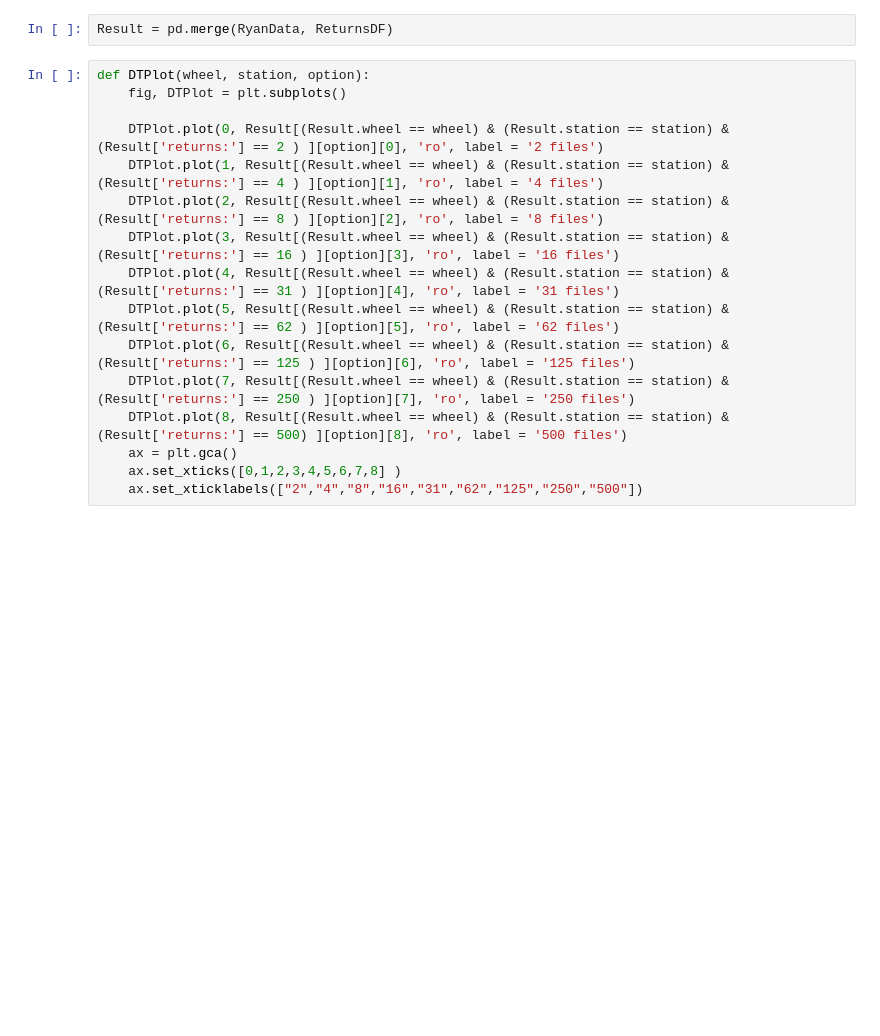
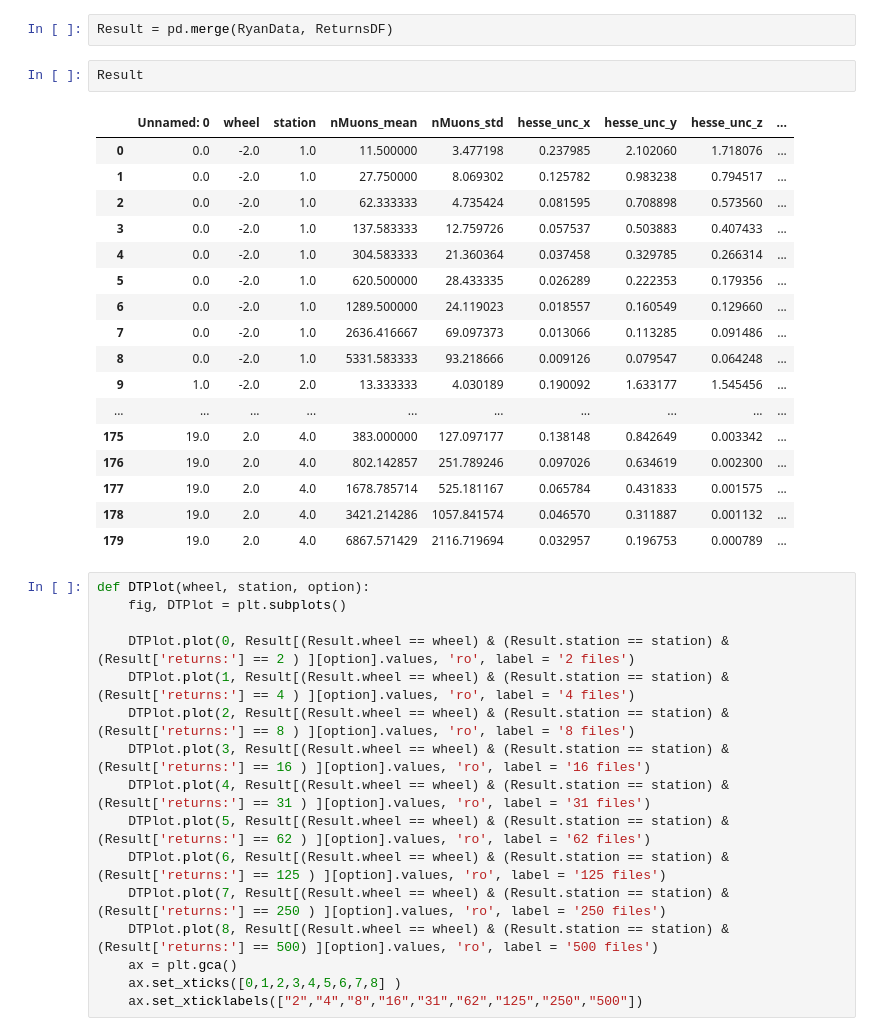
Before and after one commit to rymuelle/cern.cms.uncertainty_study_tools, a Jupyter notebook: dt_uncertainty.ipynb, the cells around one changed output. Saved outputs shown, nothing was run; the diff lists cells and outputs as text; blank space fills up the shorter version.

```diff
--- a/dt_uncertainty.ipynb
+++ b/dt_uncertainty.ipynb
@@ -76,19 +80,39 @@ for i in range(-2, 3):
         ReturnsDF = ReturnsDF.apply(pd.to_numeric)
 # %%
 Result = pd.merge(RyanData, ReturnsDF)
+# %%
+Result
+# %% [output]
+|  | Unnamed: 0 | wheel | station | nMuons_mean | nMuons_std | hesse_unc_x | hesse_unc_y | hesse_unc_z | ... |
+| 0 | 0.0 | -2.0 | 1.0 | 11.500000 | 3.477198 | 0.237985 | 2.102060 | 1.718076 | ... |
+| 1 | 0.0 | -2.0 | 1.0 | 27.750000 | 8.069302 | 0.125782 | 0.983238 | 0.794517 | ... |
+| 2 | 0.0 | -2.0 | 1.0 | 62.333333 | 4.735424 | 0.081595 | 0.708898 | 0.573560 | ... |
+| 3 | 0.0 | -2.0 | 1.0 | 137.583333 | 12.759726 | 0.057537 | 0.503883 | 0.407433 | ... |
+| 4 | 0.0 | -2.0 | 1.0 | 304.583333 | 21.360364 | 0.037458 | 0.329785 | 0.266314 | ... |
+| 5 | 0.0 | -2.0 | 1.0 | 620.500000 | 28.433335 | 0.026289 | 0.222353 | 0.179356 | ... |
+| 6 | 0.0 | -2.0 | 1.0 | 1289.500000 | 24.119023 | 0.018557 | 0.160549 | 0.129660 | ... |
+| 7 | 0.0 | -2.0 | 1.0 | 2636.416667 | 69.097373 | 0.013066 | 0.113285 | 0.091486 | ... |
+| 8 | 0.0 | -2.0 | 1.0 | 5331.583333 | 93.218666 | 0.009126 | 0.079547 | 0.064248 | ... |
+| 9 | 1.0 | -2.0 | 2.0 | 13.333333 | 4.030189 | 0.190092 | 1.633177 | 1.545456 | ... |
+| ... | ... | ... | ... | ... | ... | ... | ... | ... | ... |
+| 175 | 19.0 | 2.0 | 4.0 | 383.000000 | 127.097177 | 0.138148 | 0.842649 | 0.003342 | ... |
+| 176 | 19.0 | 2.0 | 4.0 | 802.142857 | 251.789246 | 0.097026 | 0.634619 | 0.002300 | ... |
+| 177 | 19.0 | 2.0 | 4.0 | 1678.785714 | 525.181167 | 0.065784 | 0.431833 | 0.001575 | ... |
+| 178 | 19.0 | 2.0 | 4.0 | 3421.214286 | 1057.841574 | 0.046570 | 0.311887 | 0.001132 | ... |
+| 179 | 19.0 | 2.0 | 4.0 | 6867.571429 | 2116.719694 | 0.032957 | 0.196753 | 0.000789 | ... |
 # %%
 def DTPlot(wheel, station, option):
     fig, DTPlot = plt.subplots()
 
-    DTPlot.plot(0, Result[(Result.wheel == wheel) & (Result.station == station) & (Result['returns:'] == 2 ) ][option][0], 'ro', label = '2 files')
-    DTPlot.plot(1, Result[(Result.wheel == wheel) & (Result.station == station) & (Result['returns:'] == 4 ) ][option][1], 'ro', label = '4 files')
-    DTPlot.plot(2, Result[(Result.wheel == wheel) & (Result.station == station) & (Result['returns:'] == 8 ) ][option][2], 'ro', label = '8 files')
-    DTPlot.plot(3, Result[(Result.wheel == wheel) & (Result.station == station) & (Result['returns:'] == 16 ) ][option][3], 'ro', label = '16 files')
-    DTPlot.plot(4, Result[(Result.wheel == wheel) & (Result.station == station) & (Result['returns:'] == 31 ) ][option][4], 'ro', label = '31 files')
-    DTPlot.plot(5, Result[(Result.wheel == wheel) & (Result.station == station) & (Result['returns:'] == 62 ) ][option][5], 'ro', label = '62 files')
-    DTPlot.plot(6, Result[(Result.wheel == wheel) & (Result.station == station) & (Result['returns:'] == 125 ) ][option][6], 'ro', label = '125 files')
-    DTPlot.plot(7, Result[(Result.wheel == wheel) & (Result.station == station) & (Result['returns:'] == 250 ) ][option][7], 'ro', label = '250 files')
-    DTPlot.plot(8, Result[(Result.wheel == wheel) & (Result.station == station) & (Result['returns:'] == 500) ][option][8], 'ro', label = '500 files')
+    DTPlot.plot(0, Result[(Result.wheel == wheel) & (Result.station == station) & (Result['returns:'] == 2 ) ][option].values, 'ro', label = '2 files')
+    DTPlot.plot(1, Result[(Result.wheel == wheel) & (Result.station == station) & (Result['returns:'] == 4 ) ][option].values, 'ro', label = '4 files')
+    DTPlot.plot(2, Result[(Result.wheel == wheel) & (Result.station == station) & (Result['returns:'] == 8 ) ][option].values, 'ro', label = '8 files')
+    DTPlot.plot(3, Result[(Result.wheel == wheel) & (Result.station == station) & (Result['returns:'] == 16 ) ][option].values, 'ro', label = '16 files')
+    DTPlot.plot(4, Result[(Result.wheel == wheel) & (Result.station == station) & (Result['returns:'] == 31 ) ][option].values, 'ro', label = '31 files')
+    DTPlot.plot(5, Result[(Result.wheel == wheel) & (Result.station == station) & (Result['returns:'] == 62 ) ][option].values, 'ro', label = '62 files')
+    DTPlot.plot(6, Result[(Result.wheel == wheel) & (Result.station == station) & (Result['returns:'] == 125 ) ][option].values, 'ro', label = '125 files')
+    DTPlot.plot(7, Result[(Result.wheel == wheel) & (Result.station == station) & (Result['returns:'] == 250 ) ][option].values, 'ro', label = '250 files')
+    DTPlot.plot(8, Result[(Result.wheel == wheel) & (Result.station == station) & (Result['returns:'] == 500) ][option].values, 'ro', label = '500 files')
     ax = plt.gca()
     ax.set_xticks([0,1,2,3,4,5,6,7,8] )
     ax.set_xticklabels(["2","4","8","16","31","62","125","250","500"])
```
Also changed, not shown: parts of 4 cells of this notebook.
